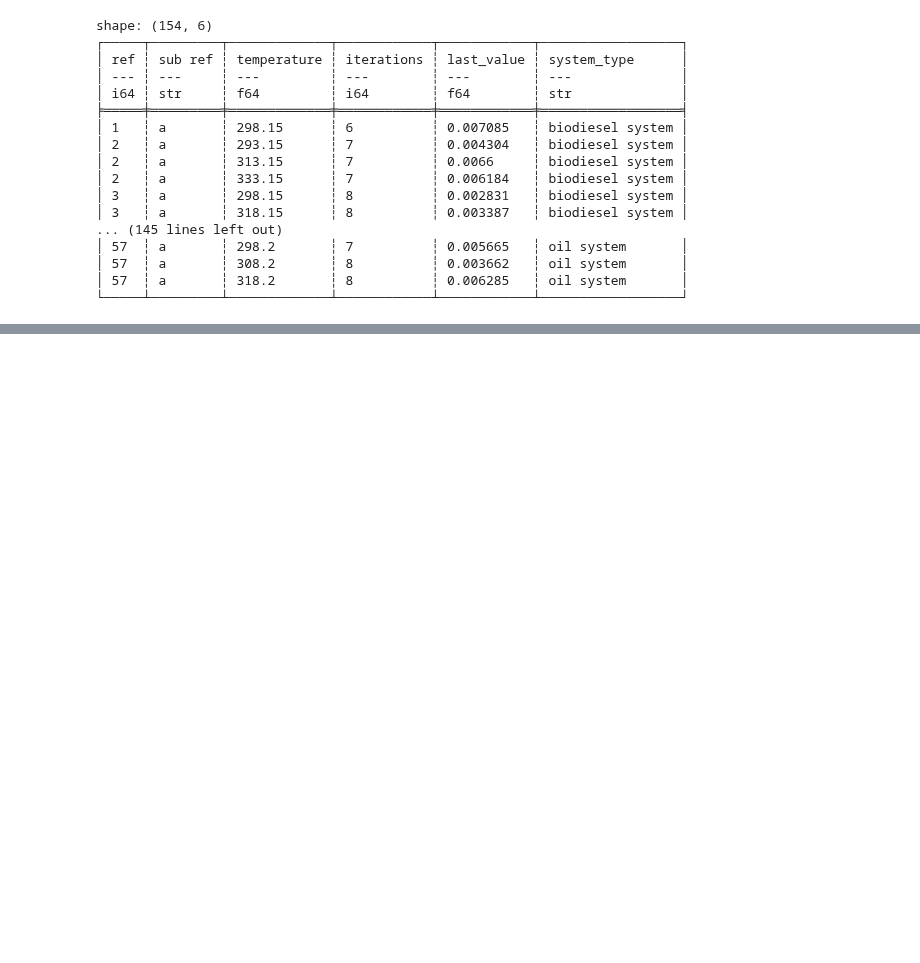
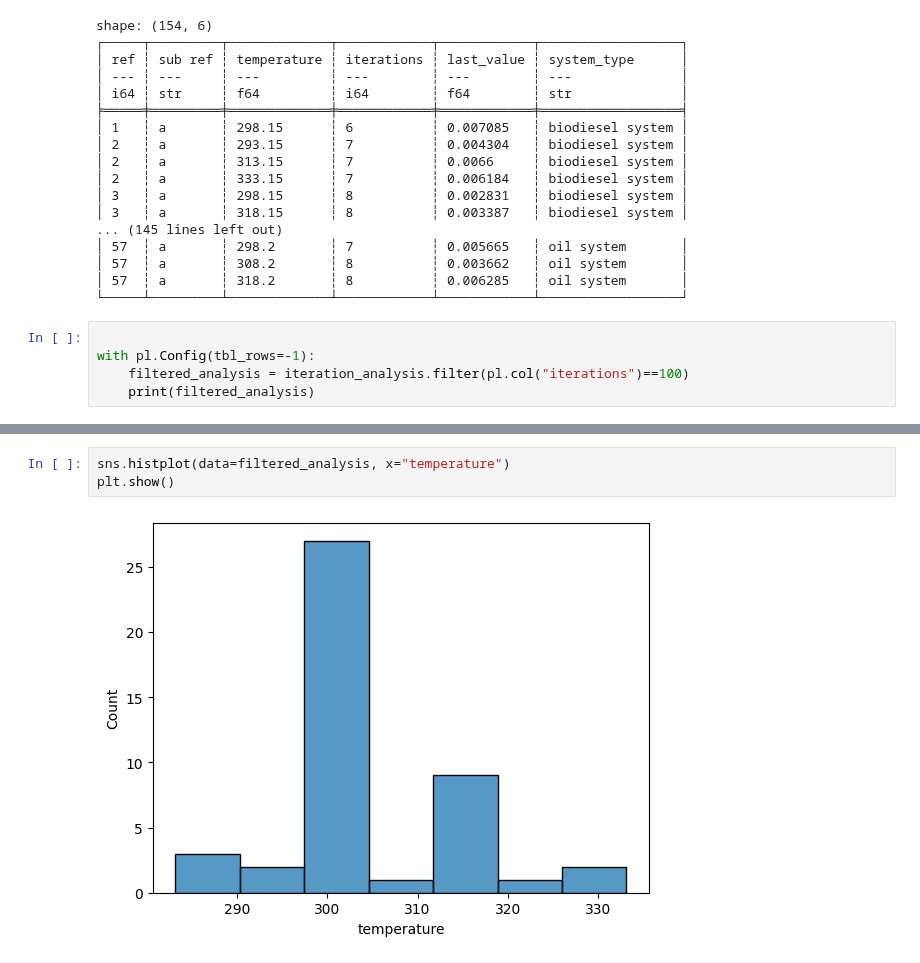
Before and after one commit to Juandhb99/ThermOleo, a Jupyter notebook: Evaluation/comp_eval.ipynb, the cells around one changed output, grey strips where cells are left out. Cells and saved outputs as stored; diff of their text form; blank space fills up the shorter version.

Commit message:
update stability analysis

```diff
--- a/Evaluation/comp_eval.ipynb
+++ b/Evaluation/comp_eval.ipynb
@@ -230,3 +233,8 @@ shape: (154, 6)
 │ 57  ┆ a       ┆ 308.2       ┆ 8          ┆ 0.003662   ┆ oil system       │
 │ 57  ┆ a       ┆ 318.2       ┆ 8          ┆ 0.006285   ┆ oil system       │
 └─────┴─────────┴─────────────┴────────────┴────────────┴──────────────────┘
+# %%
+
+with pl.Config(tbl_rows=-1):
+    filtered_analysis = iteration_analysis.filter(pl.col("iterations")==100)
+    print(filtered_analysis)
@@ -232,0 +279,5 @@ shape: (154, 6)
+# %%
+sns.histplot(data=filtered_analysis, x="temperature")
+plt.show()
+# %% [output]
+[figure, added]
```
Also changed, not shown: parts of 4 cells of this notebook, 1 other file.
